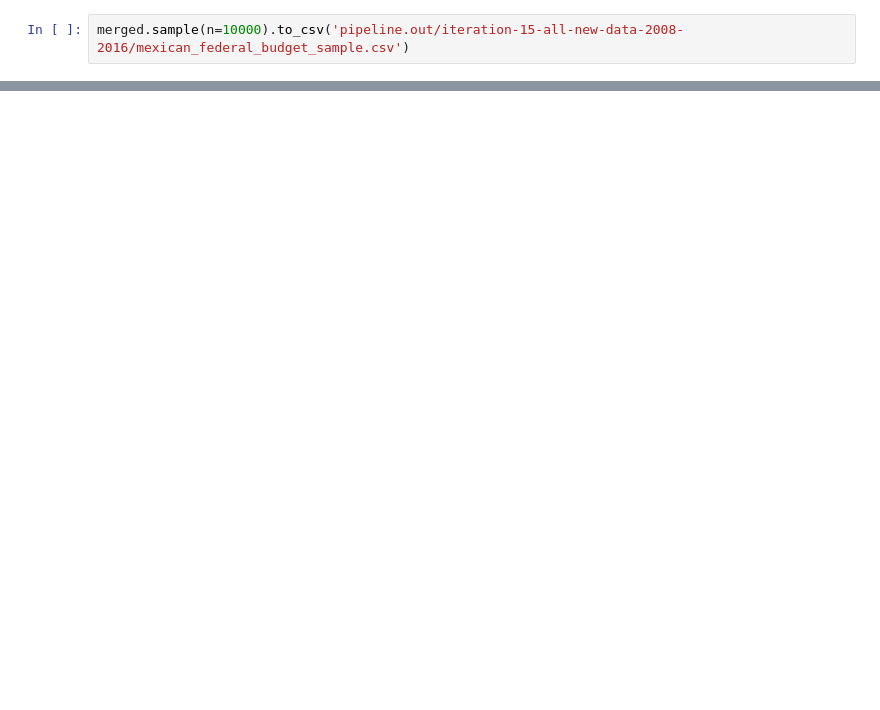
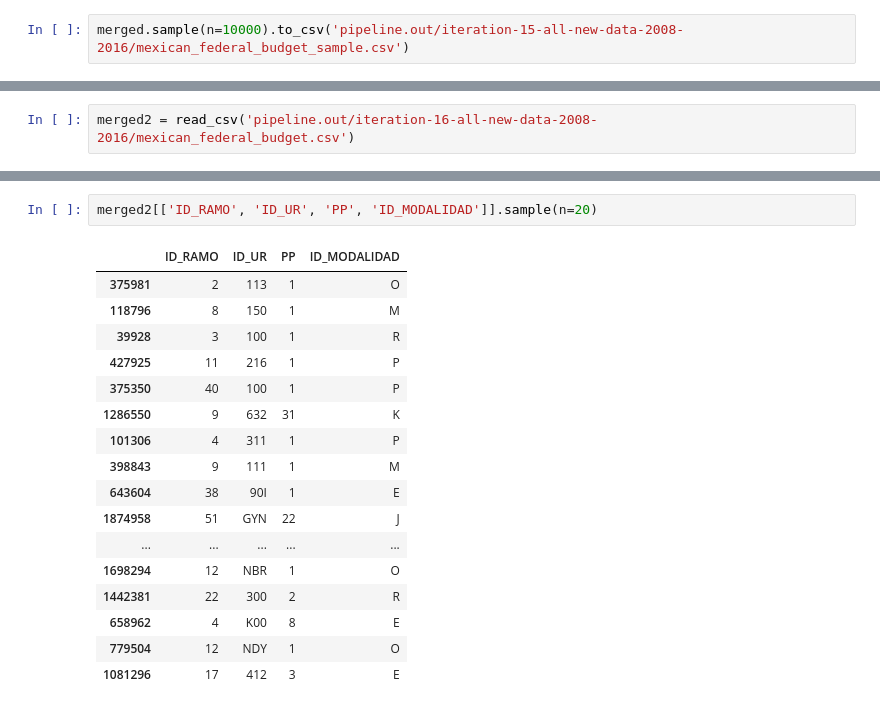
Before and after one commit to os-data/mexican-federal-budget, a Jupyter notebook: pipeline.ipynb, the cells around one changed output, grey strips where cells are left out. Drawn from its saved outputs; the diff is of its cells as text; blank space fills up the shorter version.

```diff
--- a/pipeline.ipynb
+++ b/pipeline.ipynb
@@ -796,0 +608,2 @@ merged.sample(n=10000).to_csv('pipeline.out/iteration-15-all-new-data-2008-2016/
+# %%
+merged2 = read_csv('pipeline.out/iteration-16-all-new-data-2008-2016/mexican_federal_budget.csv')
@@ -796,0 +623,20 @@ merged.sample(n=10000).to_csv('pipeline.out/iteration-15-all-new-data-2008-2016/
+# %%
+merged2[['ID_RAMO', 'ID_UR', 'PP', 'ID_MODALIDAD']].sample(n=20)
+# %% [output]
+|  | ID_RAMO | ID_UR | PP | ID_MODALIDAD |
+| 375981 | 2 | 113 | 1 | O |
+| 118796 | 8 | 150 | 1 | M |
+| 39928 | 3 | 100 | 1 | R |
+| 427925 | 11 | 216 | 1 | P |
+| 375350 | 40 | 100 | 1 | P |
+| 1286550 | 9 | 632 | 31 | K |
+| 101306 | 4 | 311 | 1 | P |
+| 398843 | 9 | 111 | 1 | M |
+| 643604 | 38 | 90I | 1 | E |
+| 1874958 | 51 | GYN | 22 | J |
+| ... | ... | ... | ... | ... |
+| 1698294 | 12 | NBR | 1 | O |
+| 1442381 | 22 | 300 | 2 | R |
+| 658962 | 4 | K00 | 8 | E |
+| 779504 | 12 | NDY | 1 | O |
+| 1081296 | 17 | 412 | 3 | E |
```
Also changed, not shown: parts of 22 cells of this notebook, 8 other files.
